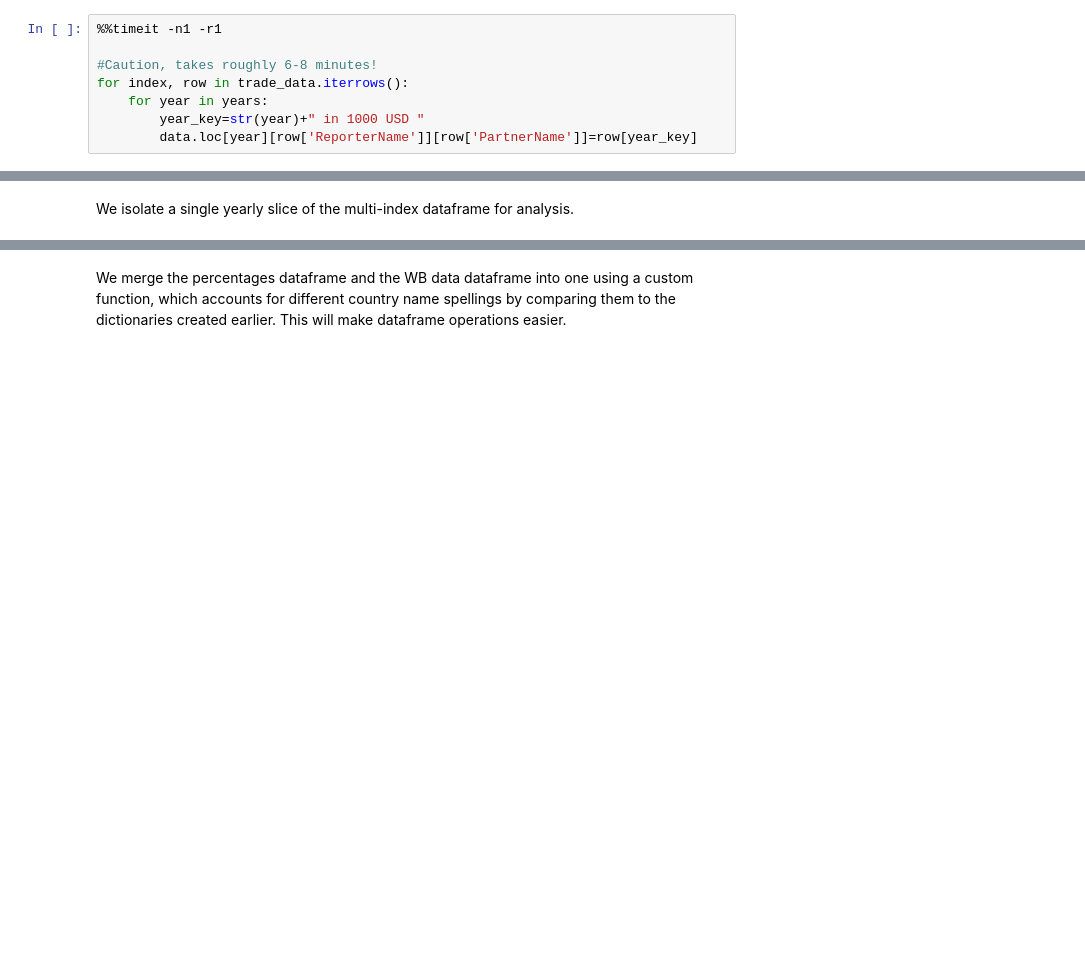
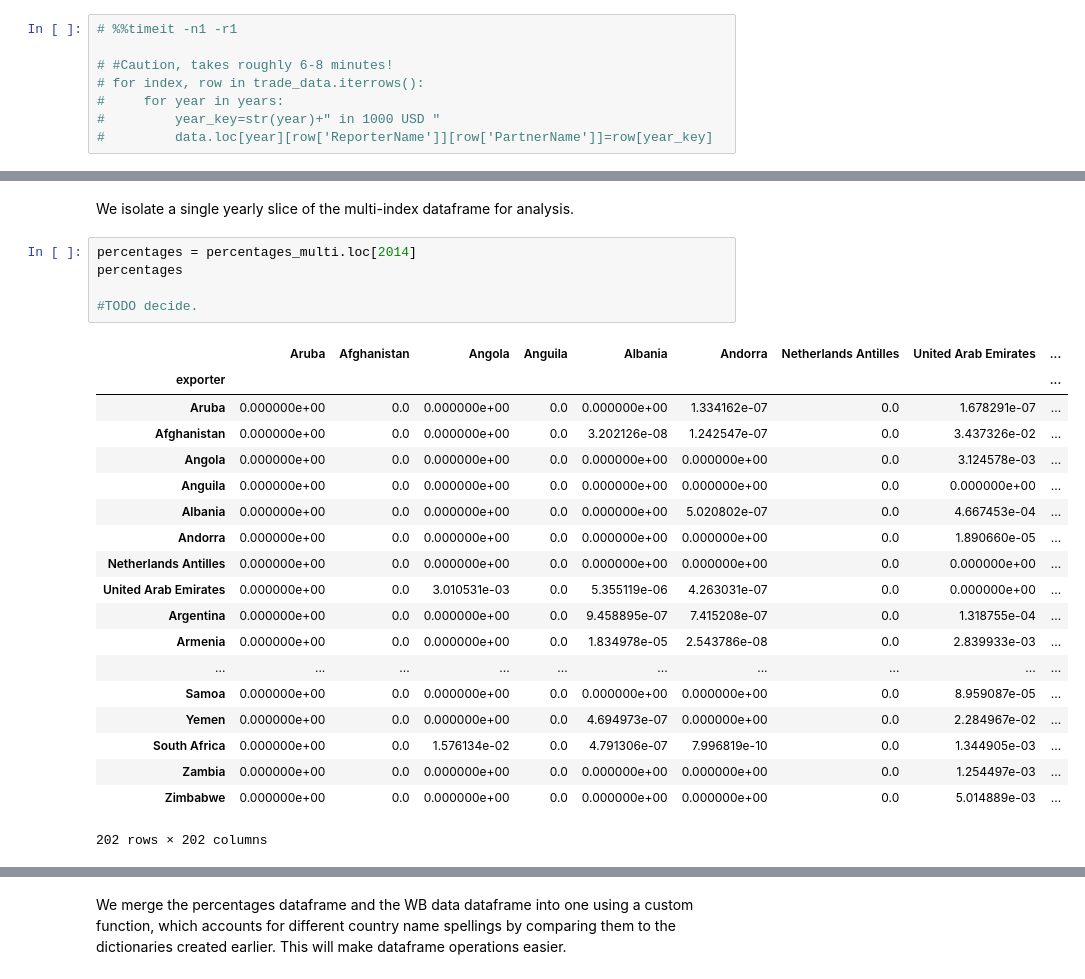
Before and after one commit to swigman/TrueEmissions, a Jupyter notebook: FA_16_Report.ipynb, the cells around one changed output, grey strips where cells are left out. Saved outputs shown, nothing was run; the diff lists cells and outputs as text; blank space fills up the shorter version.

```diff
--- a/FA_16_Report.ipynb
+++ b/FA_16_Report.ipynb
@@ -96,11 +96,11 @@ data = build_multi_index_df(years,countries)
 # %% [markdown]
 We can then fill the structure with values from the trade data. This iterative approach is quite slow. We use iPython magic to measure execution time. Anecdotally, execution time seems to be around 6-8 minutes.
 # %%
-%%timeit -n1 -r1
+# %%timeit -n1 -r1
 
-#Caution, takes roughly 6-8 minutes!
-for index, row in trade_data.iterrows():
-    for year in years:
-        year_key=str(year)+" in 1000 USD "
-        data.loc[year][row['ReporterName']][row['PartnerName']]=row[year_key]
+# #Caution, takes roughly 6-8 minutes!
+# for index, row in trade_data.iterrows():
+#     for year in years:
+#         year_key=str(year)+" in 1000 USD "
+#         data.loc[year][row['ReporterName']][row['PartnerName']]=row[year_key]
 # %% [output]
@@ -267,4 +267,29 @@ data_points
 Nota bene: Due to time concerns, we were not able to conduct our analysis for multiple years. Instead, we decided to focus on a single year which, in our opinion, showed high data quality and availability. With more time, the analysis could easily have been conducted for all the years using the shown procedure.
 # %% [markdown]
 We isolate a single yearly slice of the multi-index dataframe for analysis.
+# %%
+percentages = percentages_multi.loc[2014]
+percentages
+
+#TODO decide.
+# %% [output]
+|  | Aruba | Afghanistan | Angola | Anguila | Albania | Andorra | Netherlands Antilles | United Arab Emirates | ... |
+| exporter |  |  |  |  |  |  |  |  | ... |
+| Aruba | 0.000000e+00 | 0.0 | 0.000000e+00 | 0.0 | 0.000000e+00 | 1.334162e-07 | 0.0 | 1.678291e-07 | ... |
+| Afghanistan | 0.000000e+00 | 0.0 | 0.000000e+00 | 0.0 | 3.202126e-08 | 1.242547e-07 | 0.0 | 3.437326e-02 | ... |
+| Angola | 0.000000e+00 | 0.0 | 0.000000e+00 | 0.0 | 0.000000e+00 | 0.000000e+00 | 0.0 | 3.124578e-03 | ... |
+| Anguila | 0.000000e+00 | 0.0 | 0.000000e+00 | 0.0 | 0.000000e+00 | 0.000000e+00 | 0.0 | 0.000000e+00 | ... |
+| Albania | 0.000000e+00 | 0.0 | 0.000000e+00 | 0.0 | 0.000000e+00 | 5.020802e-07 | 0.0 | 4.667453e-04 | ... |
+| Andorra | 0.000000e+00 | 0.0 | 0.000000e+00 | 0.0 | 0.000000e+00 | 0.000000e+00 | 0.0 | 1.890660e-05 | ... |
+| Netherlands Antilles | 0.000000e+00 | 0.0 | 0.000000e+00 | 0.0 | 0.000000e+00 | 0.000000e+00 | 0.0 | 0.000000e+00 | ... |
+| United Arab Emirates | 0.000000e+00 | 0.0 | 3.010531e-03 | 0.0 | 5.355119e-06 | 4.263031e-07 | 0.0 | 0.000000e+00 | ... |
+| Argentina | 0.000000e+00 | 0.0 | 0.000000e+00 | 0.0 | 9.458895e-07 | 7.415208e-07 | 0.0 | 1.318755e-04 | ... |
+| Armenia | 0.000000e+00 | 0.0 | 0.000000e+00 | 0.0 | 1.834978e-05 | 2.543786e-08 | 0.0 | 2.839933e-03 | ... |
+| ... | ... | ... | ... | ... | ... | ... | ... | ... | ... |
+| Samoa | 0.000000e+00 | 0.0 | 0.000000e+00 | 0.0 | 0.000000e+00 | 0.000000e+00 | 0.0 | 8.959087e-05 | ... |
+| Yemen | 0.000000e+00 | 0.0 | 0.000000e+00 | 0.0 | 4.694973e-07 | 0.000000e+00 | 0.0 | 2.284967e-02 | ... |
+| South Africa | 0.000000e+00 | 0.0 | 1.576134e-02 | 0.0 | 4.791306e-07 | 7.996819e-10 | 0.0 | 1.344905e-03 | ... |
+| Zambia | 0.000000e+00 | 0.0 | 0.000000e+00 | 0.0 | 0.000000e+00 | 0.000000e+00 | 0.0 | 1.254497e-03 | ... |
+| Zimbabwe | 0.000000e+00 | 0.0 | 0.000000e+00 | 0.0 | 0.000000e+00 | 0.000000e+00 | 0.0 | 5.014889e-03 | ... |
+202 rows × 202 columns
 # %%
```
Also changed, not shown: parts of 6 cells of this notebook, 3 other files.
